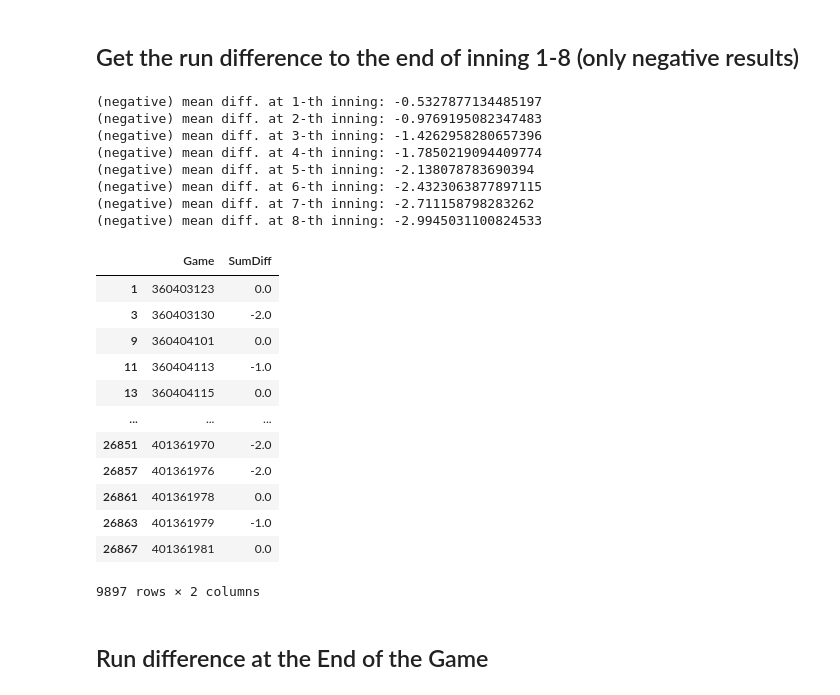
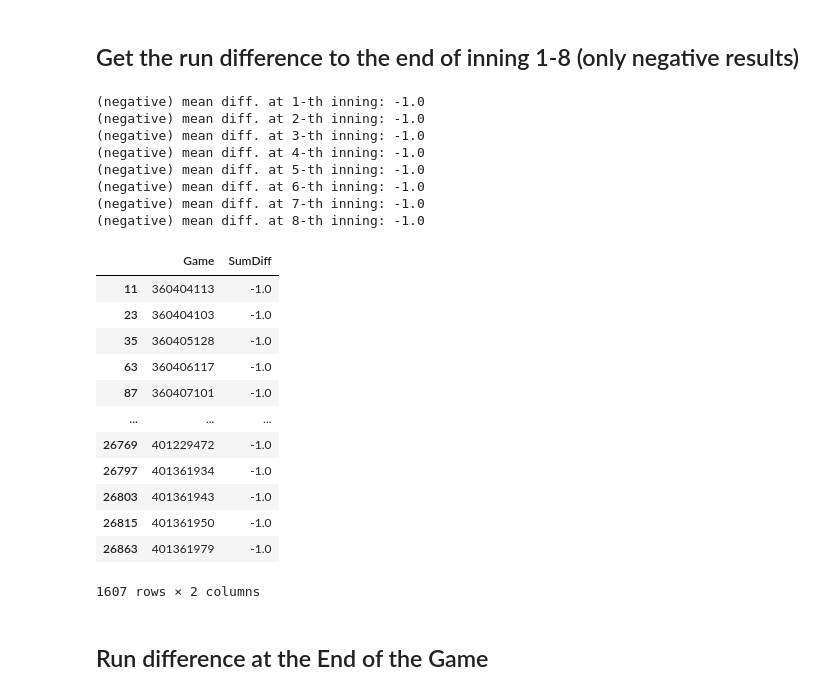
Before and after one commit to lbwei1016/Statistics-2024, a Jupyter notebook: main.ipynb, the cells around one changed output. Saved outputs shown, nothing was run; the diff lists cells and outputs as text; code cells hidden in the pictures.

````diff
--- a/main.ipynb
+++ b/main.ipynb
@@ -54,7 +54,7 @@ def Sum_to_n_inning(To_which_inning: int):
     sns.histplot(diff_data['SumDiff'], bins=20, kde=True)
 
 
-def neg_sum_to_n_inning(To_which_inning: int, equal: bool=True) -> pd.Series:
+def neg_sum_to_n_inning(To_which_inning: int, diff_inning: float=1, neg_all: bool=False) -> pd.Series:
     """
     Calculate the (cumulative) run differences at the specified inning, and only return
     those with negative run differences.
@@ -62,13 +62,9 @@ def neg_sum_to_n_inning(To_which_inning: int, equal: bool=True) -> pd.Series:
     ## Parameters
         `To_which_inning`: the specified inning
 
-        `equal`:
-        ```python
-        if equal:
-            neg_diff_data = diff_data[diff_data['SumDiff'] <= 0]
-        else:
-            neg_diff_data = diff_data[diff_data['SumDiff'] < 0]
-        ```
+        `diff_inning`: Specify the particular difference of score we interested in.
+
+        `neg_all`: If `neg_all=True`, all games that Home is trailing are considered.
 
     ## Return
         A `pd.Series` of negative (cumulative) run differences.
@@ -90,10 +86,10 @@ def neg_sum_to_n_inning(To_which_inning: int, equal: bool=True) -> pd.Series:
     # only print distinct Game
     diff_data = sum_data[['Game', 'SumDiff']]
     diff_data = diff_data.dropna()
-    if equal:
+    if neg_all:
         neg_diff_data = diff_data[diff_data['SumDiff'] <= 0]
     else:
-        neg_diff_data = diff_data[diff_data['SumDiff'] < 0]
+        neg_diff_data = diff_data[diff_data['SumDiff'] == -diff_inning]
 
     return neg_diff_data
 # %% [markdown]
@@ -173,35 +169,35 @@ plt.show()
 # %%
 neg_diff_data_list = []
 for i in range(1, 9):
-    neg_diff_data = neg_sum_to_n_inning(i)
+    neg_diff_data = neg_sum_to_n_inning(i, diff_inning=1, neg_all=False)
     # neg_diff_data = neg_sum_to_n_inning(i, False)
     neg_diff_mean = neg_diff_data['SumDiff'].mean()
     print(f'(negative) mean diff. at {i}-th inning: {neg_diff_mean}')
     neg_diff_data_list.append(neg_diff_data)
 
 neg_diff_data_list[0]
 # %% [output]
-(negative) mean diff. at 1-th inning: -0.5327877134485197
-(negative) mean diff. at 2-th inning: -0.9769195082347483
-(negative) mean diff. at 3-th inning: -1.4262958280657396
-(negative) mean diff. at 4-th inning: -1.7850219094409774
-(negative) mean diff. at 5-th inning: -2.138078783690394
-(negative) mean diff. at 6-th inning: -2.4323063877897115
-(negative) mean diff. at 7-th inning: -2.711158798283262
-(negative) mean diff. at 8-th inning: -2.9945031100824533
+(negative) mean diff. at 1-th inning: -1.0
+(negative) mean diff. at 2-th inning: -1.0
+(negative) mean diff. at 3-th inning: -1.0
+(negative) mean diff. at 4-th inning: -1.0
+(negative) mean diff. at 5-th inning: -1.0
+(negative) mean diff. at 6-th inning: -1.0
+(negative) mean diff. at 7-th inning: -1.0
+(negative) mean diff. at 8-th inning: -1.0
 |  | Game | SumDiff |
-| 1 | 360403123 | 0.0 |
-| 3 | 360403130 | -2.0 |
-| 9 | 360404101 | 0.0 |
 | 11 | 360404113 | -1.0 |
-| 13 | 360404115 | 0.0 |
+| 23 | 360404103 | -1.0 |
+| 35 | 360405128 | -1.0 |
+| 63 | 360406117 | -1.0 |
+| 87 | 360407101 | -1.0 |
 | ... | ... | ... |
-| 26851 | 401361970 | -2.0 |
-| 26857 | 401361976 | -2.0 |
-| 26861 | 401361978 | 0.0 |
+| 26769 | 401229472 | -1.0 |
+| 26797 | 401361934 | -1.0 |
+| 26803 | 401361943 | -1.0 |
+| 26815 | 401361950 | -1.0 |
 | 26863 | 401361979 | -1.0 |
-| 26867 | 401361981 | 0.0 |
-9897 rows × 2 columns
+1607 rows × 2 columns
 # %% [markdown]
 ## Run difference at the End of the Game
 # %%
````
Also changed, not shown: parts of 3 cells of this notebook.
